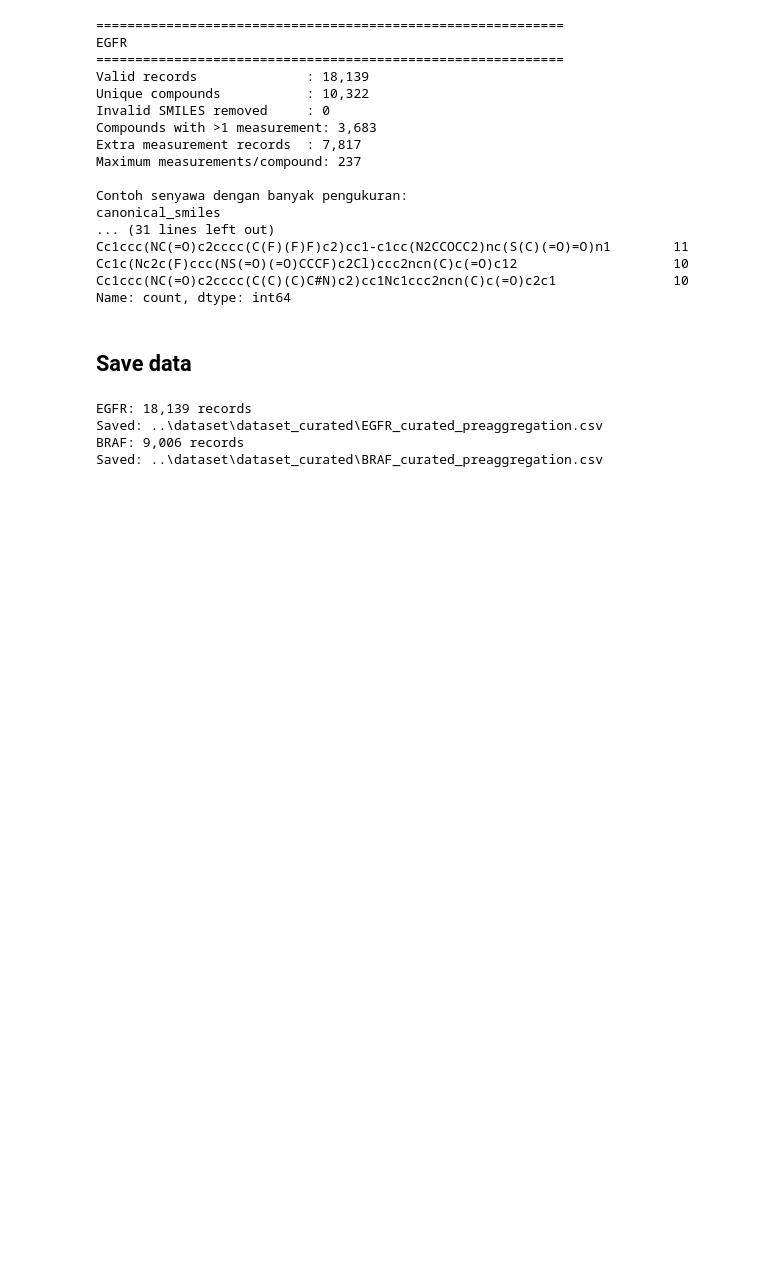
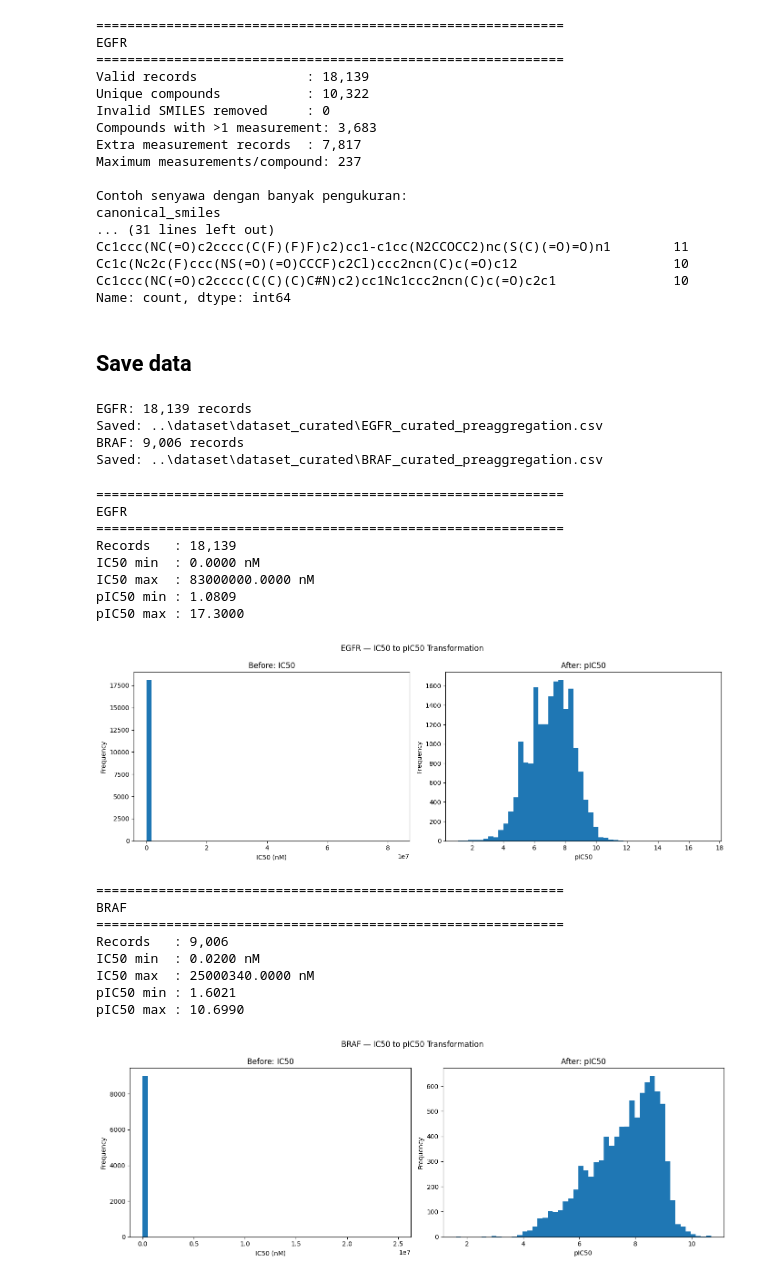
Before and after one commit to RhezaPriyaAnargya/tugas_akhir, a Jupyter notebook: Eksperimen/01_data_preprocessing.ipynb, the cells around one changed output. Saved outputs shown, nothing was run; the diff lists cells and outputs as text; code cells hidden in the pictures; blank space fills up the shorter version.

```diff
--- a/Eksperimen/01_data_preprocessing.ipynb
+++ b/Eksperimen/01_data_preprocessing.ipynb
@@ -231,3 +232,55 @@ EGFR: 18,139 records
 Saved: ..\dataset\dataset_curated\EGFR_curated_preaggregation.csv
 BRAF: 9,006 records
 Saved: ..\dataset\dataset_curated\BRAF_curated_preaggregation.csv
+# %%
+for target, df in curated.items():
+    df = df.copy()
+
+    df["IC50_nM"] = pd.to_numeric(df["standard_value"], errors="coerce")
+    df["pIC50"] = 9 - np.log10(df["IC50_nM"])
+
+    curated[target] = df
+
+    print(f"\n{'='*60}")
+    print(target)
+    print(f"{'='*60}")
+    print(f"Records   : {len(df):,}")
+    print(f"IC50 min  : {df['IC50_nM'].min():.4f} nM")
+    print(f"IC50 max  : {df['IC50_nM'].max():.4f} nM")
+    print(f"pIC50 min : {df['pIC50'].min():.4f}")
+    print(f"pIC50 max : {df['pIC50'].max():.4f}")
+
+    fig, axes = plt.subplots(1, 2, figsize=(14, 5))
+
+    axes[0].hist(df["IC50_nM"], bins=50)
+    axes[0].set_title("Before: IC50")
+    axes[0].set_xlabel("IC50 (nM)")
+    axes[0].set_ylabel("Frequency")
+
+    axes[1].hist(df["pIC50"], bins=50)
+    axes[1].set_title("After: pIC50")
+    axes[1].set_xlabel("pIC50")
+    axes[1].set_ylabel("Frequency")
+
+    fig.suptitle(f"{target} — IC50 to pIC50 Transformation")
+    plt.tight_layout()
+    plt.show()
+# %% [output]
+============================================================
+EGFR
+============================================================
+Records   : 18,139
+IC50 min  : 0.0000 nM
+IC50 max  : 83000000.0000 nM
+pIC50 min : 1.0809
+pIC50 max : 17.3000
+[figure, added]
+============================================================
+BRAF
+============================================================
+Records   : 9,006
+IC50 min  : 0.0200 nM
+IC50 max  : 25000340.0000 nM
+pIC50 min : 1.6021
+pIC50 max : 10.6990
+[figure, added]
```
Also changed, not shown: parts of 17 cells of this notebook, 2 other files.
